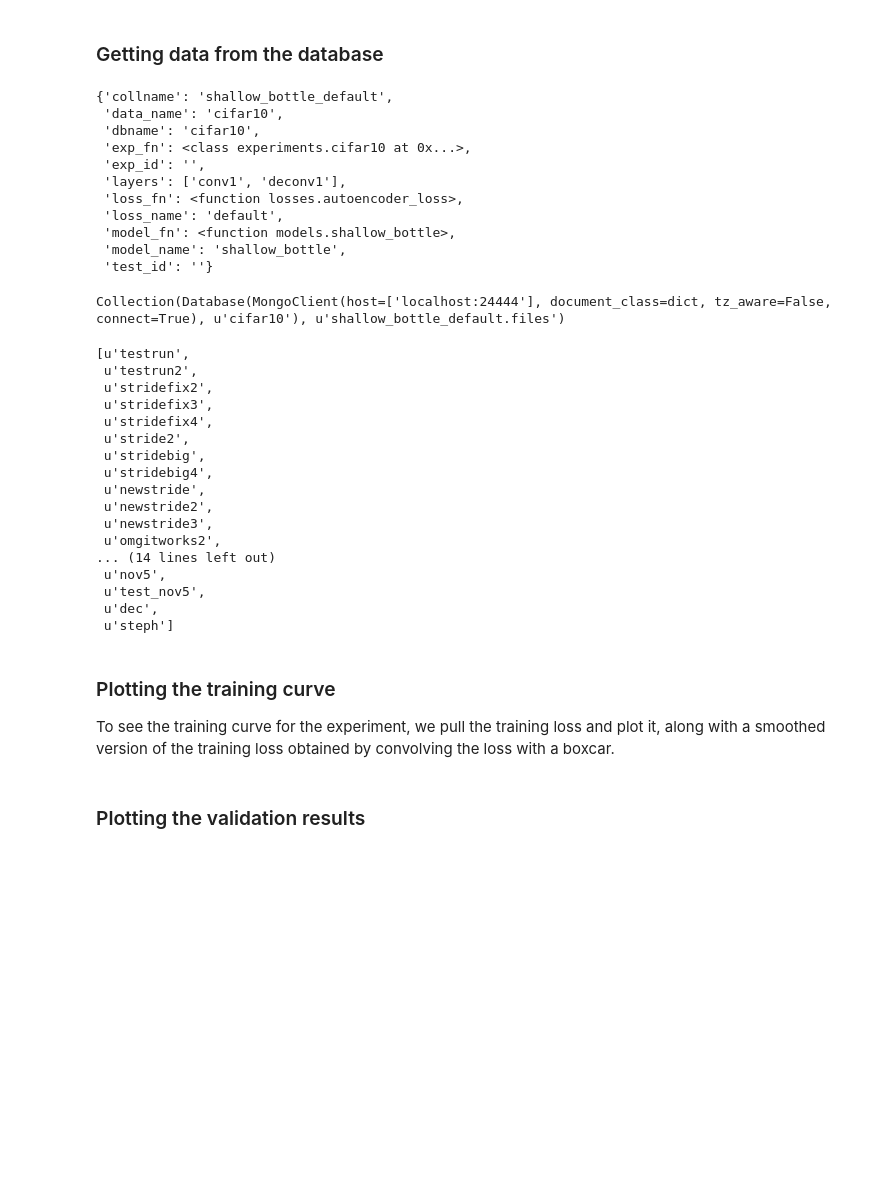
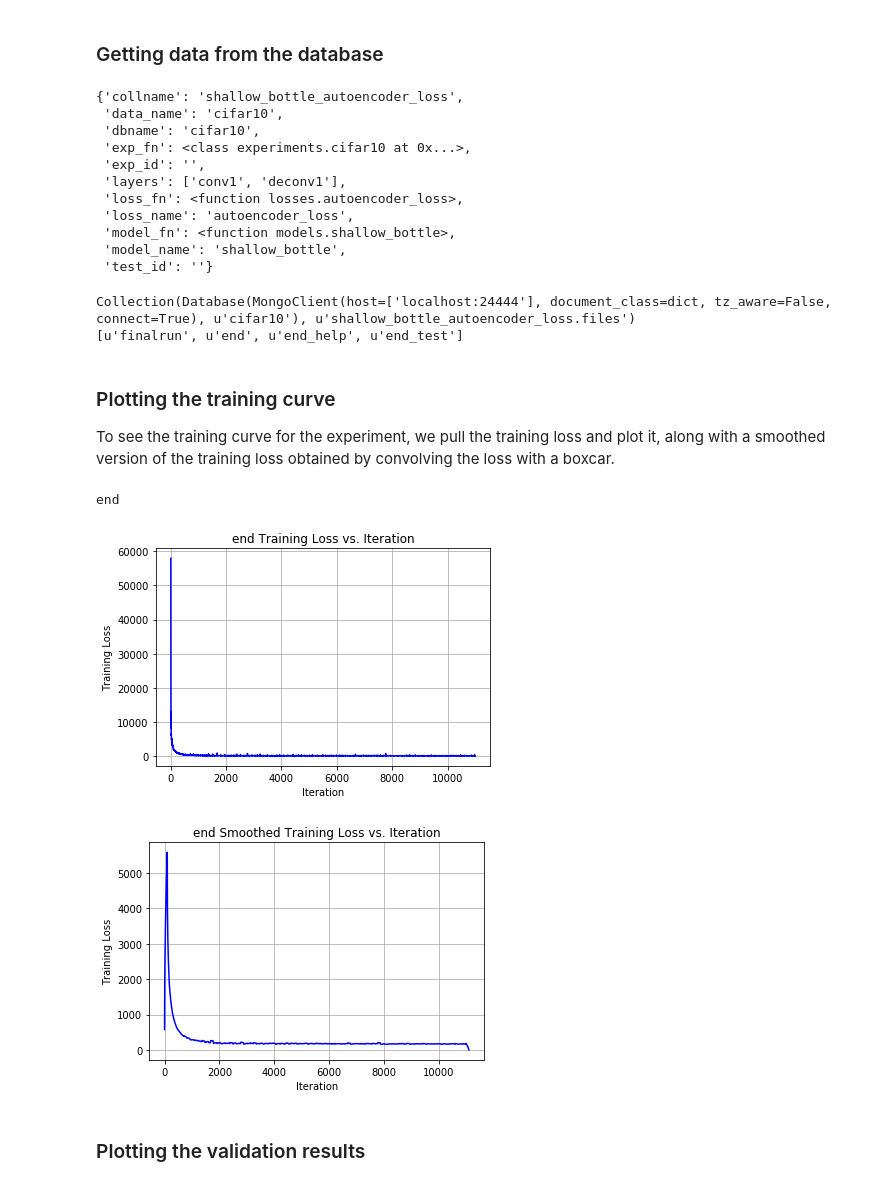
Before and after one commit to j-abc/cs375, a Jupyter notebook: 2017/assignment2/CS375 Assignment 2 Lab Report - Group 6.ipynb, the cells around one changed output. Drawn from its saved outputs; the diff is of its cells as text; code cells hidden in the pictures; blank space fills up the shorter version.

```diff
--- a/2017/assignment2/CS375 Assignment 2 Lab Report - Group 6.ipynb
+++ b/2017/assignment2/CS375 Assignment 2 Lab Report - Group 6.ipynb
@@ -22,18 +22,18 @@ from model_switcher import *
 # %%
 my_model_shallow = model_switcher(model_name = 'shallow_bottle',
                           data_name = 'cifar10',
-                          loss_name = 'default')
+                          loss_name = 'autoencoder_loss')
 # %%
 vars(my_model_shallow)
 # %% [output]
-{'collname': 'shallow_bottle_default',
+{'collname': 'shallow_bottle_autoencoder_loss',
  'data_name': 'cifar10',
  'dbname': 'cifar10',
  'exp_fn': <class experiments.cifar10 at 0x...>,
  'exp_id': '',
  'layers': ['conv1', 'deconv1'],
  'loss_fn': <function losses.autoencoder_loss>,
- 'loss_name': 'default',
+ 'loss_name': 'autoencoder_loss',
  'model_fn': <function models.shallow_bottle>,
  'model_name': 'shallow_bottle',
  'test_id': ''}
@@ -44,34 +40,21 @@ vars(my_model_shallow)
 # %%
-coll = p_get_coll(vars(my_model_shallow)['collname'], vars(my_model_shallow)['dbname'])
+coll, db = p_get_coll(vars(my_model_shallow)['collname'], vars(my_model_shallow)['dbname'])
 print(coll)
-
-coll.distinct('exp_id')
+print coll.distinct('exp_id')
 # %% [output]
-Collection(Database(MongoClient(host=['localhost:24444'], document_class=dict, tz_aware=False, connect=True), u'cifar10'), u'shallow_bottle_default.files')
+Collection(Database(MongoClient(host=['localhost:24444'], document_class=dict, tz_aware=False, connect=True), u'cifar10'), u'shallow_bottle_autoencoder_loss.files')
+[u'finalrun', u'end', u'end_help', u'end_test']
-[u'testrun',
- u'testrun2',
- u'stridefix2',
- u'stridefix3',
- u'stridefix4',
- u'stride2',
- u'stridebig',
- u'stridebig4',
- u'newstride',
- u'newstride2',
- u'newstride3',
- u'omgitworks2',
-... (14 lines left out)
- u'nov5',
- u'test_nov5',
- u'dec',
- u'steph']
 # %% [markdown]
 ### Plotting the training curve
 To see the training curve for the experiment, we pull the training loss and plot it, along with a smoothed version of the training loss obtained by convolving the loss with a boxcar.
 # %%
 # TODO Double check this. Bit hacky
+train_id = 'end'
+test_id = train_id + '_test'
 
-print(coll.distinct('exp_id')[-2])
-texp_id = coll.distinct('exp_id')[-2]
-print(texp_id)
-p22_training(texp_id,coll)
+print(train_id)
+p22_training(train_id,coll)
+# %% [output]
+end
+[figure, added]
+[figure, added]
```
Also changed, not shown: parts of 24 cells of this notebook, 3 other files.
